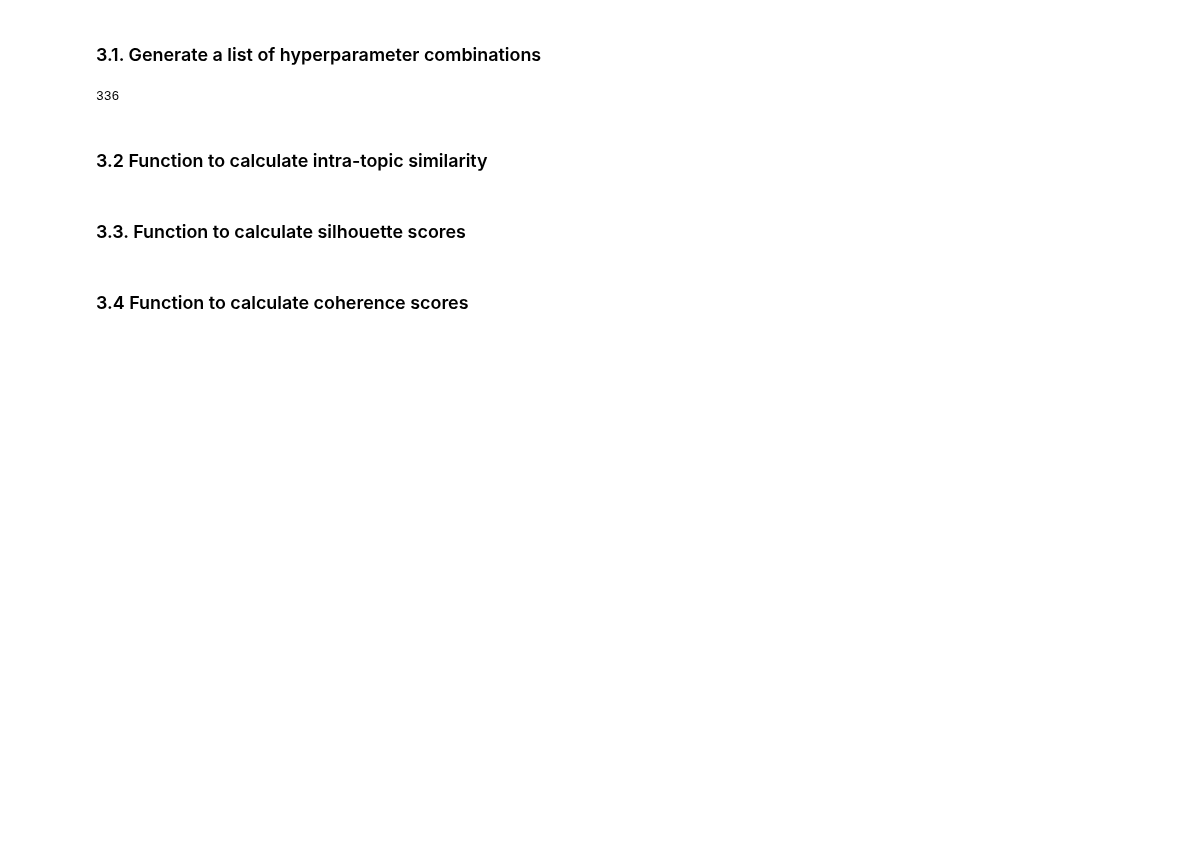
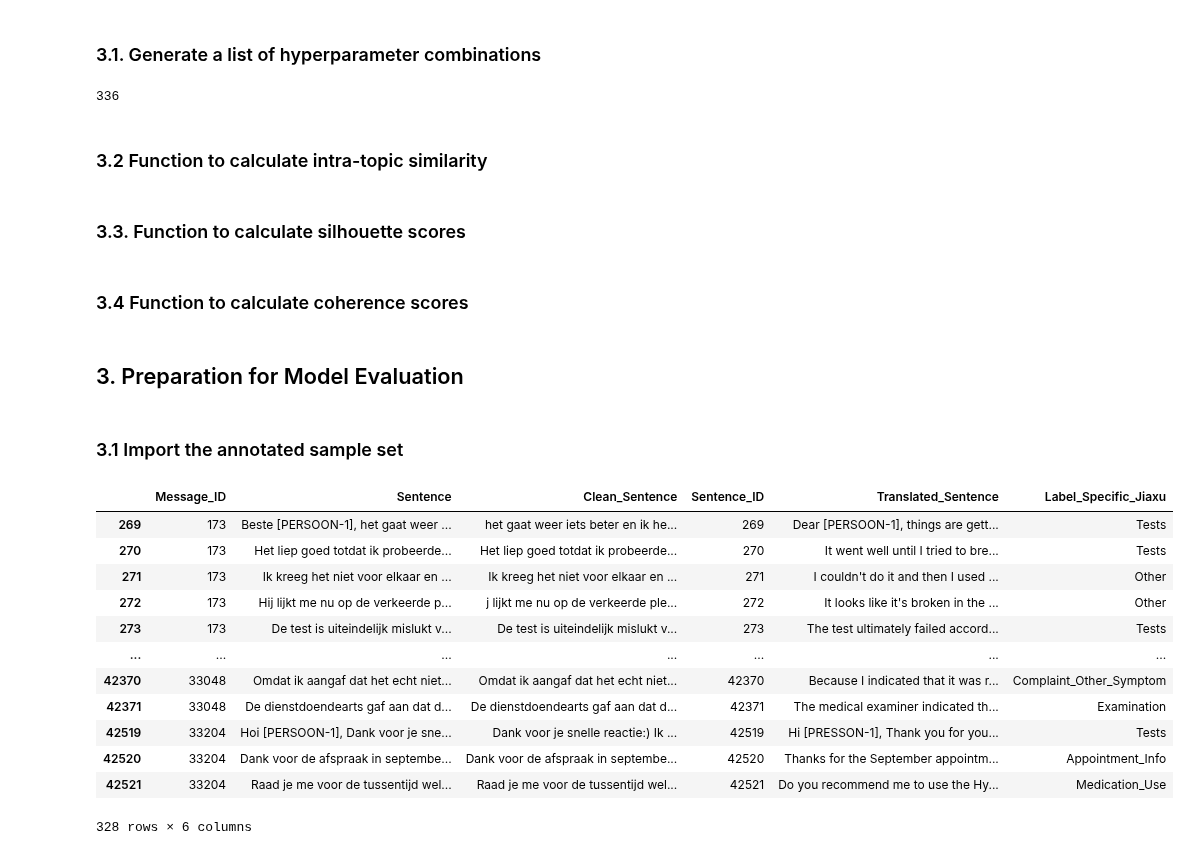
Before and after one commit to MaastrichtU-CDS/MyIBDcoachNLP, a Jupyter notebook: notebooks/analysis_of_sentences/bertje_sentence_analysis_15char_nl.ipynb, the cells around one changed output. Saved outputs shown, nothing was run; the diff lists cells and outputs as text; code cells hidden in the pictures; blank space fills up the shorter version.

```diff
--- a/notebooks/analysis_of_sentences/bertje_sentence_analysis_15char_nl.ipynb
+++ b/notebooks/analysis_of_sentences/bertje_sentence_analysis_15char_nl.ipynb
@@ -185,3 +208,25 @@ def calculate_coherence_score(topics, dictionary, processed_docs, coherence='c_v
     coherence_score = coherence_model.get_coherence()
 
     return coherence_score
+# %% [markdown]
+## 3. Preparation for Model Evaluation
+# %% [markdown]
+### 3.1 Import the annotated sample set
+# %%
+annotated_df = pd.read_excel("/workspace/mijnidbcoachnlp/data/analysis_datasets/sample_sentences_for_labeling_100.xlsx", index_col=0)
+# %%
+annotated_df #N = 328 sentences
+# %% [output]
+|  | Message_ID | Sentence | Clean_Sentence | Sentence_ID | Translated_Sentence | Label_Specific_Jiaxu |
+| 269 | 173 | Beste [PERSOON-1], het gaat weer ... | het gaat weer iets beter en ik he... | 269 | Dear [PERSOON-1], things are gett... | Tests |
+| 270 | 173 | Het liep goed totdat ik probeerde... | Het liep goed totdat ik probeerde... | 270 | It went well until I tried to bre... | Tests |
+| 271 | 173 | Ik kreeg het niet voor elkaar en ... | Ik kreeg het niet voor elkaar en ... | 271 | I couldn't do it and then I used ... | Other |
+| 272 | 173 | Hij lijkt me nu op de verkeerde p... | j lijkt me nu op de verkeerde ple... | 272 | It looks like it's broken in the ... | Other |
+| 273 | 173 | De test is uiteindelijk mislukt v... | De test is uiteindelijk mislukt v... | 273 | The test ultimately failed accord... | Tests |
+| ... | ... | ... | ... | ... | ... | ... |
+| 42370 | 33048 | Omdat ik aangaf dat het echt niet... | Omdat ik aangaf dat het echt niet... | 42370 | Because I indicated that it was r... | Complaint_Other_Symptom |
+| 42371 | 33048 | De dienstdoendearts gaf aan dat d... | De dienstdoendearts gaf aan dat d... | 42371 | The medical examiner indicated th... | Examination |
+| 42519 | 33204 | Hoi [PERSOON-1], Dank voor je sne... | Dank voor je snelle reactie:) Ik ... | 42519 | Hi [PRESSON-1], Thank you for you... | Tests |
+| 42520 | 33204 | Dank voor de afspraak in septembe... | Dank voor de afspraak in septembe... | 42520 | Thanks for the September appointm... | Appointment_Info |
+| 42521 | 33204 | Raad je me voor de tussentijd wel... | Raad je me voor de tussentijd wel... | 42521 | Do you recommend me to use the Hy... | Medication_Use |
+328 rows × 6 columns
```
Also changed, not shown: parts of 36 cells of this notebook, 1 other file.
